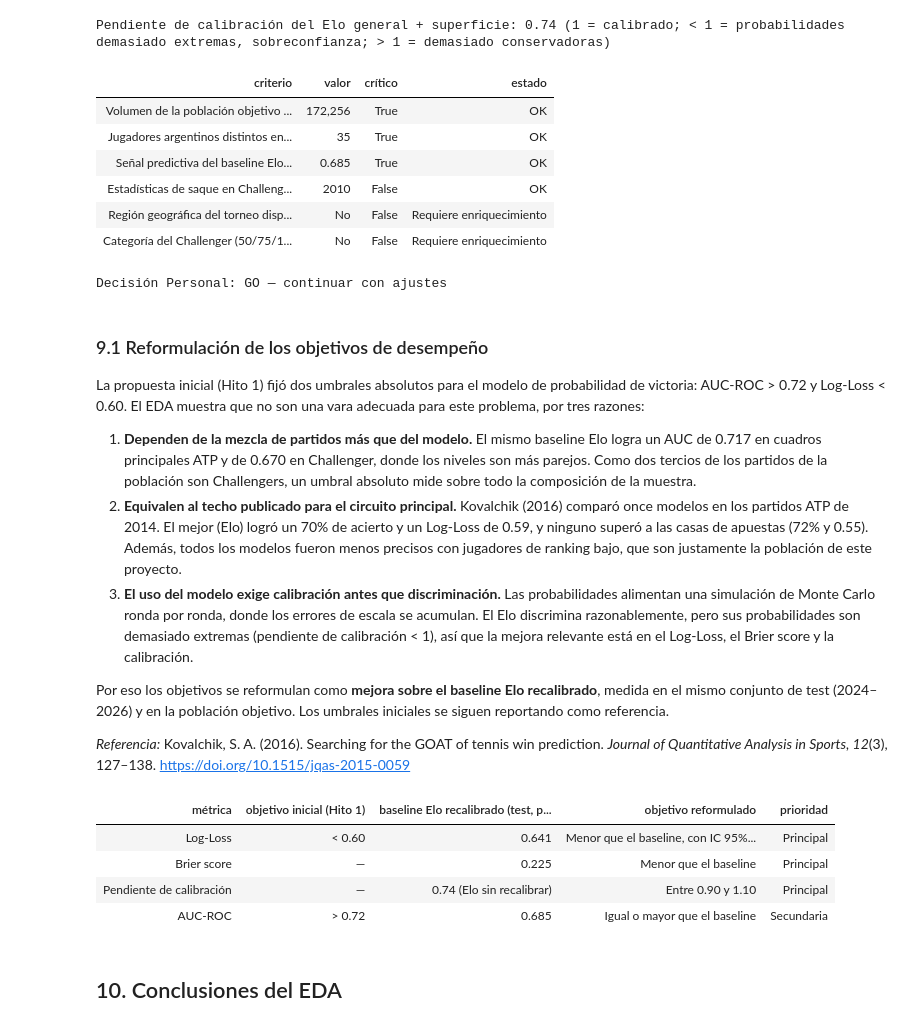
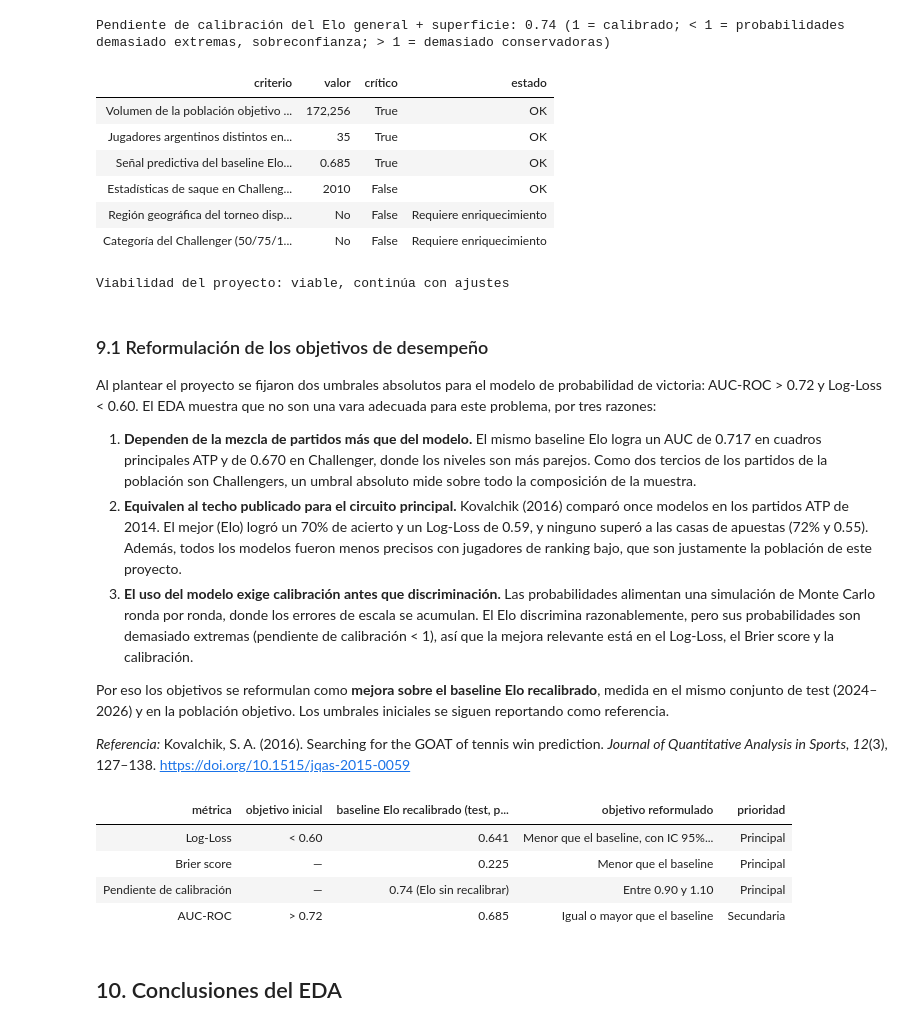
Before and after one commit to sebadenos/proyecto-final-tenis, a Jupyter notebook: notebooks/01_EDA_y_preparacion.ipynb, the cells around one changed output. Drawn from its saved outputs; the diff is of its cells as text; code cells hidden in the pictures.

```diff
--- a/notebooks/01_EDA_y_preparacion.ipynb
+++ b/notebooks/01_EDA_y_preparacion.ipynb
@@ -1680,7 +1680,7 @@ checks = pd.DataFrame([
 checks['estado'] = np.where(checks.cumple, 'OK', np.where(checks['crítico'], 'NO CUMPLE', 'Requiere enriquecimiento'))
 display(checks.drop(columns='cumple').style.hide(axis='index').set_properties(**{'text-align': 'left'}))
 DECISION_GO = bool(checks.loc[checks['crítico'], 'cumple'].all())
-print('Decisión Personal:', 'GO — continuar con ajustes' if DECISION_GO else 'REVISAR — algún criterio crítico no se cumple')
+print('Viabilidad del proyecto:', 'viable, continúa con ajustes' if DECISION_GO else 'REVISAR — algún criterio crítico no se cumple')
 # %% [output]
 | criterio | valor | crítico | estado |
 | Volumen de la población objetivo ... | 172,256 | True | OK |
@@ -1689,11 +1689,11 @@ print('Decisión Personal:', 'GO — continuar con ajustes' if DECISION_GO else
 | Estadísticas de saque en Challeng... | 2010 | False | OK |
 | Región geográfica del torneo disp... | No | False | Requiere enriquecimiento |
 | Categoría del Challenger (50/75/1... | No | False | Requiere enriquecimiento |
-Decisión Personal: GO — continuar con ajustes
+Viabilidad del proyecto: viable, continúa con ajustes
 # %% [markdown]
 ### 9.1 Reformulación de los objetivos de desempeño
 
-La propuesta inicial (Hito 1) fijó dos umbrales absolutos para el modelo de probabilidad de victoria: AUC-ROC > 0.72 y Log-Loss < 0.60. El EDA muestra que no son una vara adecuada para este problema, por tres razones:
+Al plantear el proyecto se fijaron dos umbrales absolutos para el modelo de probabilidad de victoria: AUC-ROC > 0.72 y Log-Loss < 0.60. El EDA muestra que no son una vara adecuada para este problema, por tres razones:
 
 1. **Dependen de la mezcla de partidos más que del modelo.** El mismo baseline Elo logra un AUC de 0.717 en cuadros principales ATP y de 0.670 en Challenger, donde los niveles son más parejos. Como dos tercios de los partidos de la población son Challengers, un umbral absoluto mide sobre todo la composición de la muestra.
 2. **Equivalen al techo publicado para el circuito principal.** Kovalchik (2016) comparó once modelos en los partidos ATP de 2014. El mejor (Elo) logró un 70% de acierto y un Log-Loss de 0.59, y ninguno superó a las casas de apuestas (72% y 0.55). Además, todos los modelos fueron menos precisos con jugadores de ranking bajo, que son justamente la población de este proyecto.
@@ -1703,23 +1703,23 @@ Por eso los objetivos se reformulan como **mejora sobre el baseline Elo recalibr
 
 *Referencia:* Kovalchik, S. A. (2016). Searching for the GOAT of tennis win prediction. *Journal of Quantitative Analysis in Sports, 12*(3), 127–138. https://doi.org/10.1515/jqas-2015-0059
 # %%
-# 9.1 Objetivos de desempeño: propuesta inicial y reformulación
+# 9.1 Objetivos de desempeño: planteo inicial y reformulación
 
 LL_CAL_POB = valor_baseline('Elo recalibrado (logística)', 'Log-Loss')
 BRIER_CAL_POB = valor_baseline('Elo recalibrado (logística)', 'Brier')
 AUC_CAL_POB = valor_baseline('Elo recalibrado (logística)', 'AUC-ROC')
 
 objetivos = pd.DataFrame([
     ['Log-Loss', '< 0.60', f'{LL_CAL_POB:.3f}',
      'Menor que el baseline, con IC 95% bootstrap de la diferencia por debajo de 0', 'Principal'],
     ['Brier score', '—', f'{BRIER_CAL_POB:.3f}', 'Menor que el baseline', 'Principal'],
     ['Pendiente de calibración', '—', f'{PEND_CAL:.2f} (Elo sin recalibrar)', 'Entre 0.90 y 1.10', 'Principal'],
     ['AUC-ROC', '> 0.72', f'{AUC_CAL_POB:.3f}', 'Igual o mayor que el baseline', 'Secundaria'],
-], columns=['métrica', 'objetivo inicial (Hito 1)', 'baseline Elo recalibrado (test, población)',
+], columns=['métrica', 'objetivo inicial', 'baseline Elo recalibrado (test, población)',
             'objetivo reformulado', 'prioridad'])
 display(objetivos.style.hide(axis='index').format(escape='html').set_properties(**{'text-align': 'left'}))
 # %% [output]
-| métrica | objetivo inicial (Hito 1) | baseline Elo recalibrado (test, p... | objetivo reformulado | prioridad |
+| métrica | objetivo inicial | baseline Elo recalibrado (test, p... | objetivo reformulado | prioridad |
 | Log-Loss | < 0.60 | 0.641 | Menor que el baseline, con IC 95%... | Principal |
 | Brier score | — | 0.225 | Menor que el baseline | Principal |
 | Pendiente de calibración | — | 0.74 (Elo sin recalibrar) | Entre 0.90 y 1.10 | Principal |
```
Also changed, not shown: parts of 4 cells of this notebook, 1 other file.
